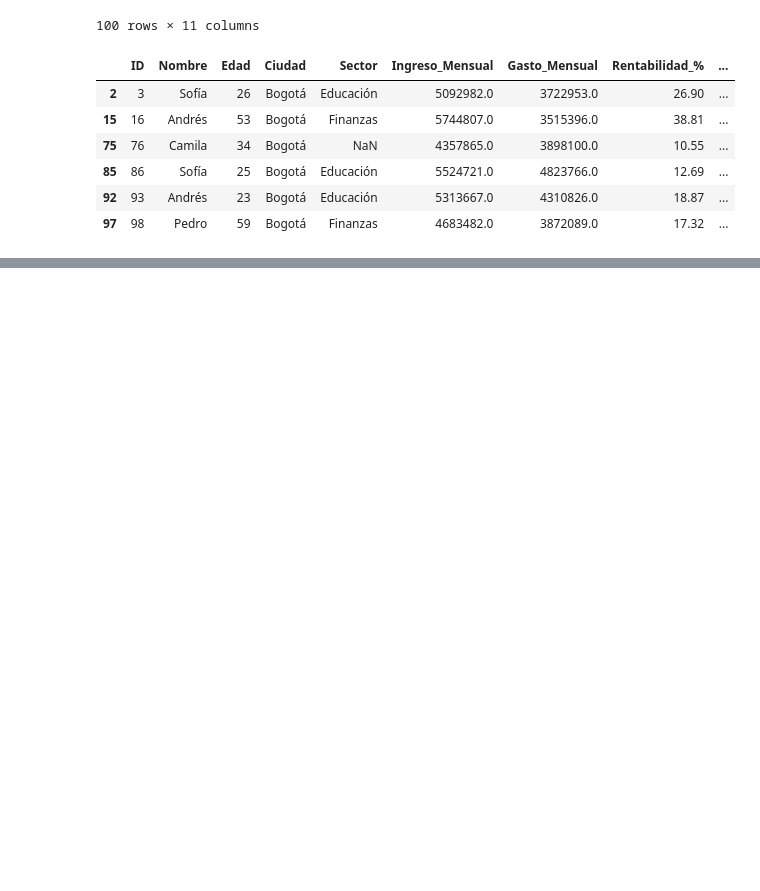
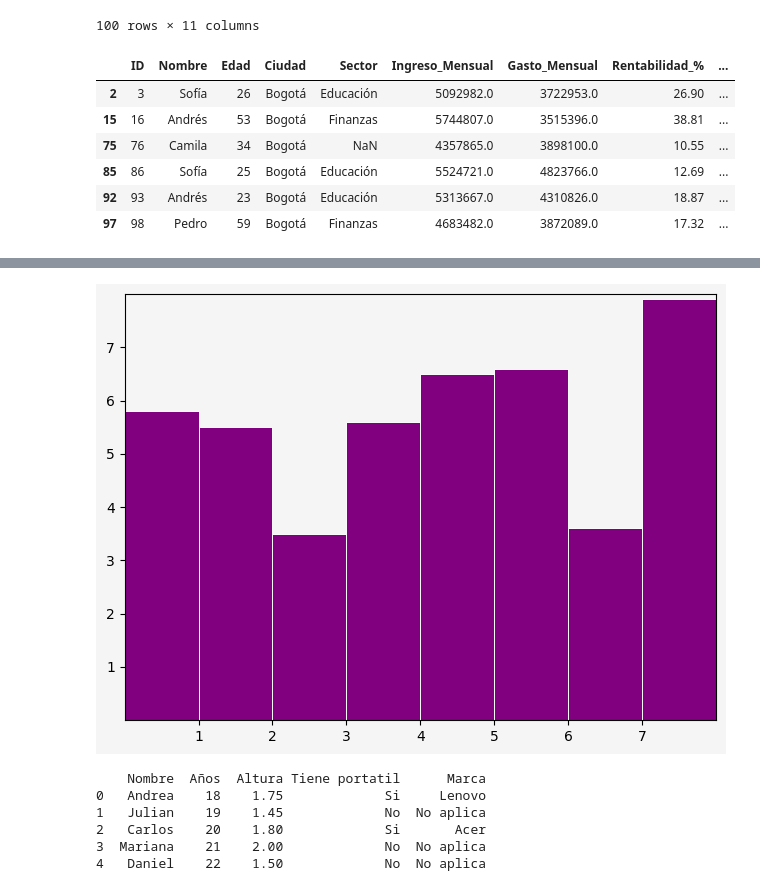
Before and after one commit to juandiegoescobar05-arch/Curso-an-lisis-de-datos-, a Jupyter notebook: Clase_analisis_de_datos.ipynb, the cells around one changed output, grey strips where cells are left out. Drawn from its saved outputs; the diff is of its cells as text; code cells hidden in the pictures; blank space fills up the shorter version.

```diff
--- a/Clase_analisis_de_datos.ipynb
+++ b/Clase_analisis_de_datos.ipynb
@@ -1456,0 +1480,38 @@ filtro_3
+# %%
+import matplotlib.pyplot as plt
+import numpy as np
+## creando datos para graficar
+X = 0.5 + np.arange(8)
+Y = [5.8, 5.5, 3.5, 5.6, 6.5, 6.6, 3.6, 7.9]
+## Graficando cada obejto de forma individual
+width = 0.25
+fig, ax = plt.subplots()
+ax.bar(X, Y)
+ax.set_facecolor("whitesmoke")
+fig.patch.set_facecolor("whitesmoke")
+ax.bar(X, Y, width=1 , edgecolor = "white", linewidth=0.7, color= "purple", ) # Changed width to s, and set a default size
+
+#Configurando ejes
+ax.set(xlim=(0,8), xticks=np.arange(1,8),
+         ylim=(0, 8),yticks=np.arange(1, 8)) # Corrected xsticks to xticks and n.arange to np.arange
+plt.tight_layout()
+plt.show()
+# %% [output]
+[figure, added]
+# %%
+import pandas as pd
+import matplotlib.pyplot
+Nombre=["Andrea","Julian","Carlos","Mariana","Daniel"]
+Años=[18,19,20,21,22]
+Altura=[1.75,1.45,1.80,2,1.50]
+Tiene_portatil=["Si","No","Si","No", "No"]
+Marca=["Lenovo","No aplica","Acer","No aplica","No aplica"]
+datos = pd.DataFrame({"Nombre":Nombre,"Años":Años,"Altura":Altura,"Tiene portatil":Tiene_portatil,"Marca":Marca})
+print(datos)
+# %% [output]
+    Nombre  Años  Altura Tiene portatil      Marca
+0   Andrea    18    1.75             Si     Lenovo
+1   Julian    19    1.45             No  No aplica
+2   Carlos    20    1.80             Si       Acer
+3  Mariana    21    2.00             No  No aplica
+4   Daniel    22    1.50             No  No aplica
```
Also changed, not shown: parts of 13 cells of this notebook.
